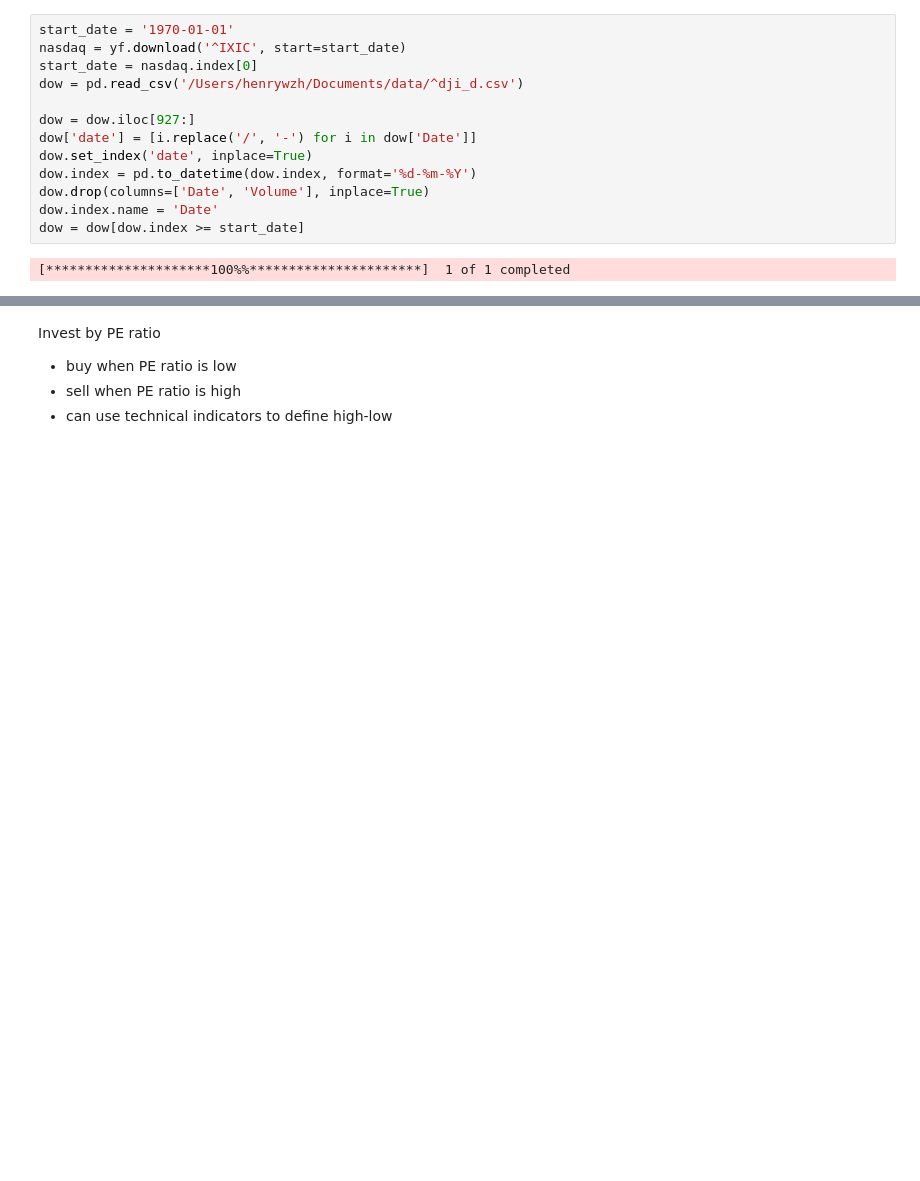
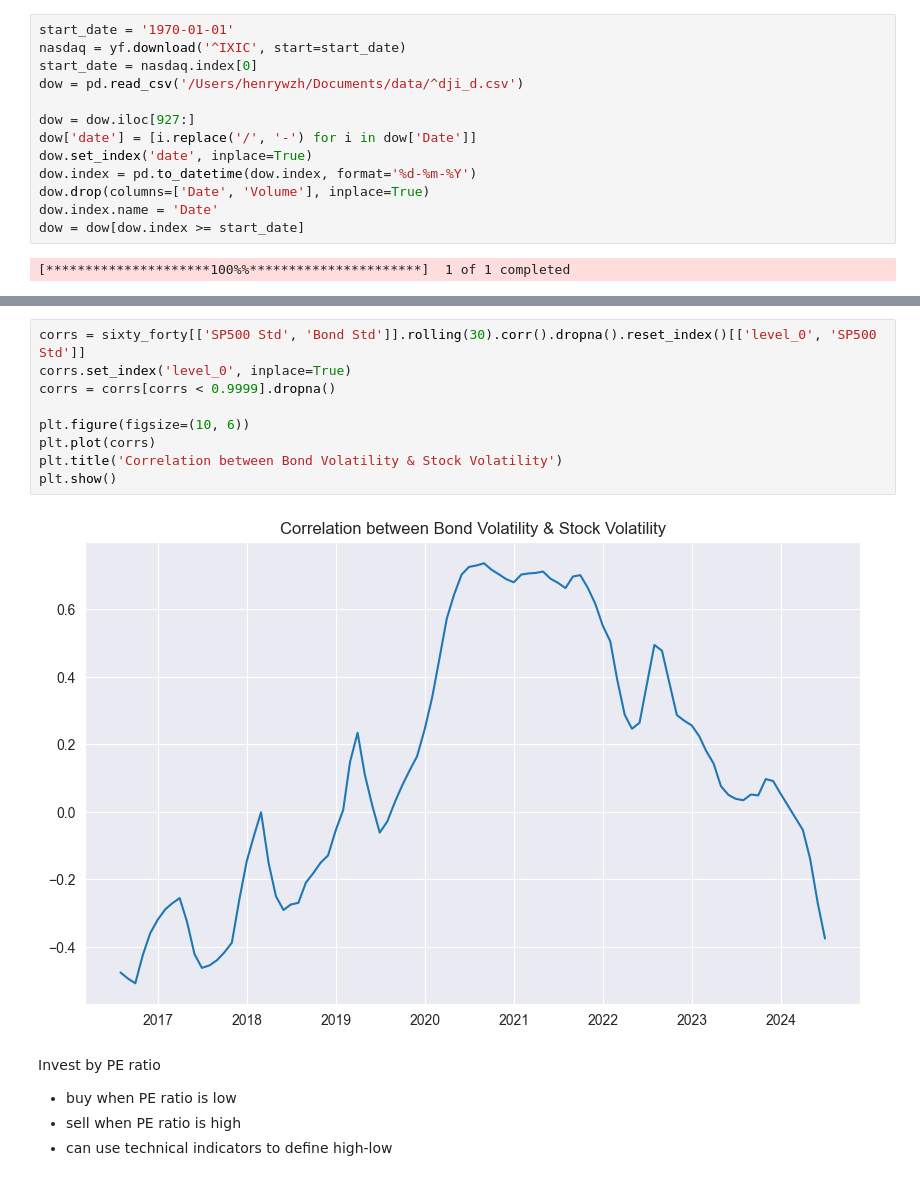
Before and after one commit to Henrywzh/right_time, a Jupyter notebook: self_research/market_corr.ipynb, the cells around one changed output, grey strips where cells are left out. Saved outputs shown, nothing was run; the diff lists cells and outputs as text; blank space fills up the shorter version.

```diff
--- a/research_for_fun/market_corr.ipynb
+++ b/self_research/market_corr.ipynb
@@ -133,3 +156,14 @@ plt.show()
+# %%
+corrs = sixty_forty[['SP500 Std', 'Bond Std']].rolling(30).corr().dropna().reset_index()[['level_0', 'SP500 Std']]
+corrs.set_index('level_0', inplace=True)
+corrs = corrs[corrs < 0.9999].dropna()
+
+plt.figure(figsize=(10, 6))
+plt.plot(corrs)
+plt.title('Correlation between Bond Volatility & Stock Volatility')
+plt.show()
+# %% [output]
+[figure, added]
 # %% [markdown]
 Invest by PE ratio
 - buy when PE ratio is low
```
Also changed, not shown: parts of 4 cells of this notebook, 1 other file.
